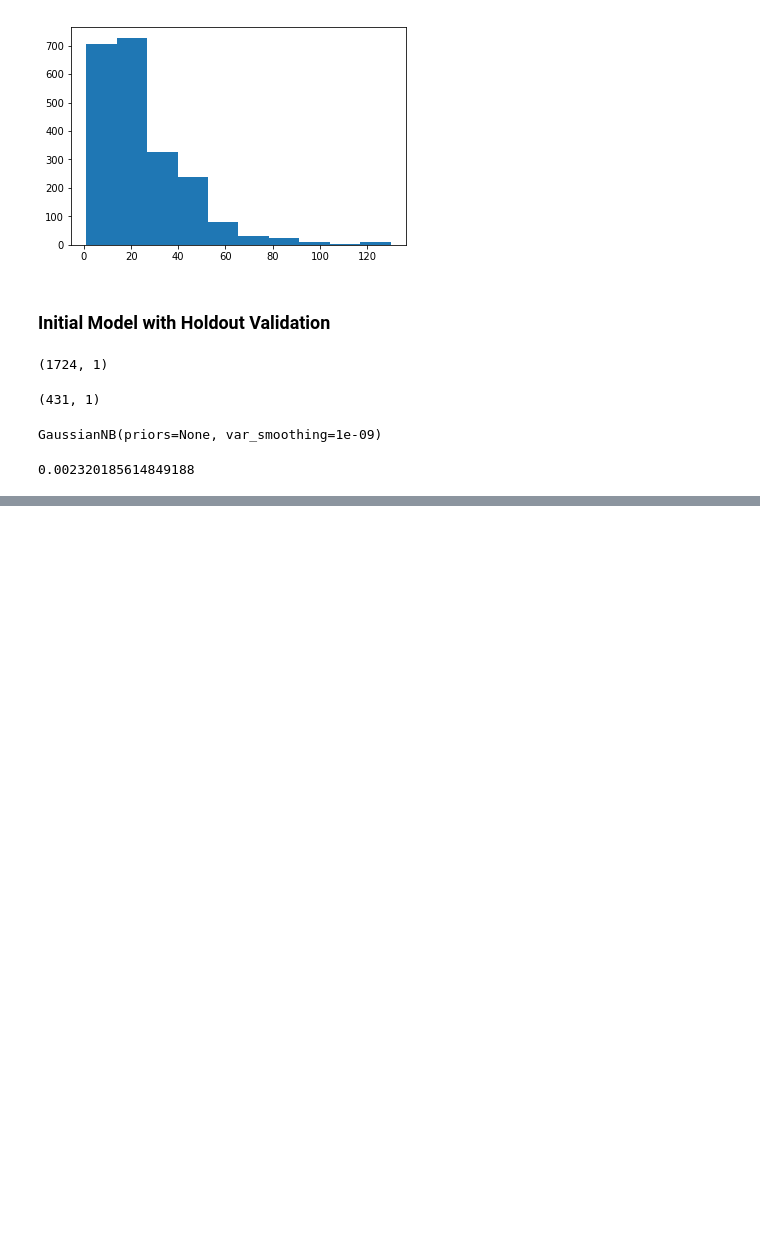
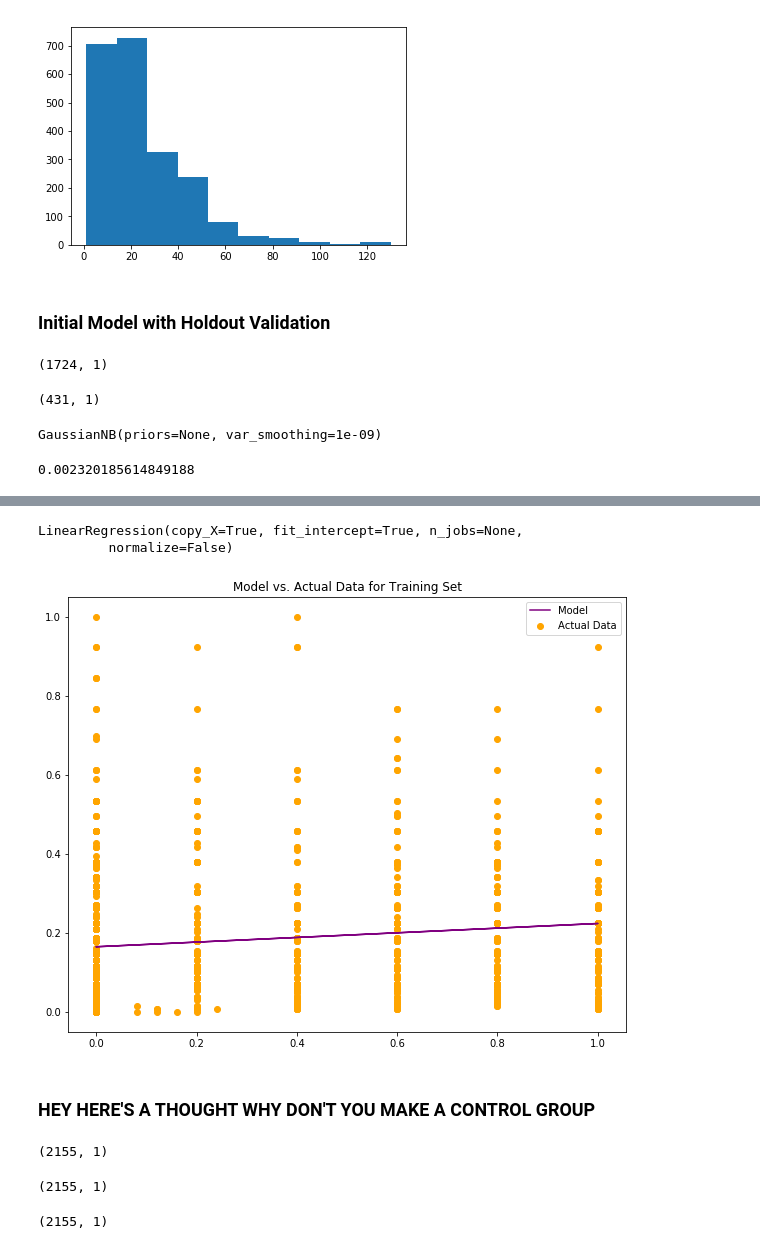
Before and after one commit to MagicMilly/dsc-2-final-project-online-ds-ft-100118, a Jupyter notebook: student.ipynb, the cells around one changed output, grey strips where cells are left out. Drawn from its saved outputs; the diff is of its cells as text; code cells hidden in the pictures; blank space fills up the shorter version.

Commit message:
try some control group stuff

```diff
--- a/student.ipynb
+++ b/student.ipynb
@@ -267,0 +274,6 @@ accuracy_score(Y_test, Y_pred)
+# %%
+# Scale the data using MinMax
+scale = MinMaxScaler()
+transformed = scale.fit_transform(quantity_discount_df)
+trans_dq_df = pd.DataFrame(transformed, columns=quantity_discount_df.columns)
+trans_dq_df.head()
@@ -267,0 +287,19 @@ accuracy_score(Y_test, Y_pred)
+# %%
+X = trans_dq_df[['Discount']]
+y = trans_dq_df['Quantity']
+# %%
+X_train, X_test, y_train, y_test = train_test_split(X, y, test_size = 0.2)
+linreg = LinearRegression()
+linreg.fit(X_train, y_train)
+# %% [output]
+LinearRegression(copy_X=True, fit_intercept=True, n_jobs=None,
+         normalize=False)
+# %%
+plt.figure(figsize=(10,8))
+plt.plot(X_train, linreg.predict(X_train), label='Model', color='purple')
+plt.scatter(X_train, y_train, label='Actual Data', color='orange')
+plt.title('Model vs. Actual Data for Training Set')
+plt.legend()
+plt.show();
+# %% [output]
+[figure, added]
@@ -267,0 +308,2 @@ accuracy_score(Y_test, Y_pred)
+# %% [markdown]
+### HEY HERE'S A THOUGHT WHY DON'T YOU MAKE A CONTROL GROUP
@@ -267,0 +312,4 @@ accuracy_score(Y_test, Y_pred)
+# %%
+experimental.shape
+# %% [output]
+(2155, 1)
@@ -267,0 +318,4 @@ accuracy_score(Y_test, Y_pred)
+# %%
+control_zs.shape
+# %% [output]
+(2155, 1)
@@ -267,0 +324,4 @@ accuracy_score(Y_test, Y_pred)
+# %%
+control_randos.shape
+# %% [output]
+(2155, 1)
```
Also changed, not shown: parts of 10 cells of this notebook.
